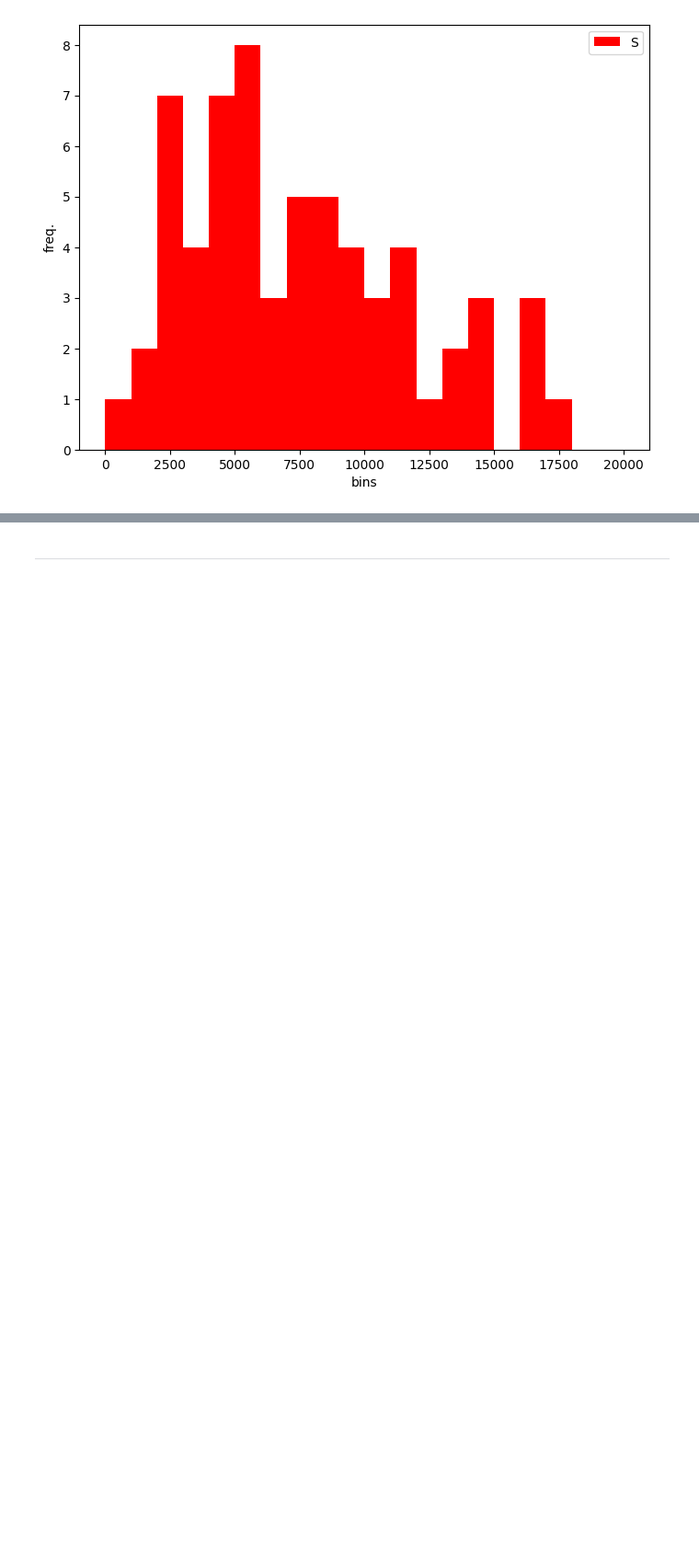
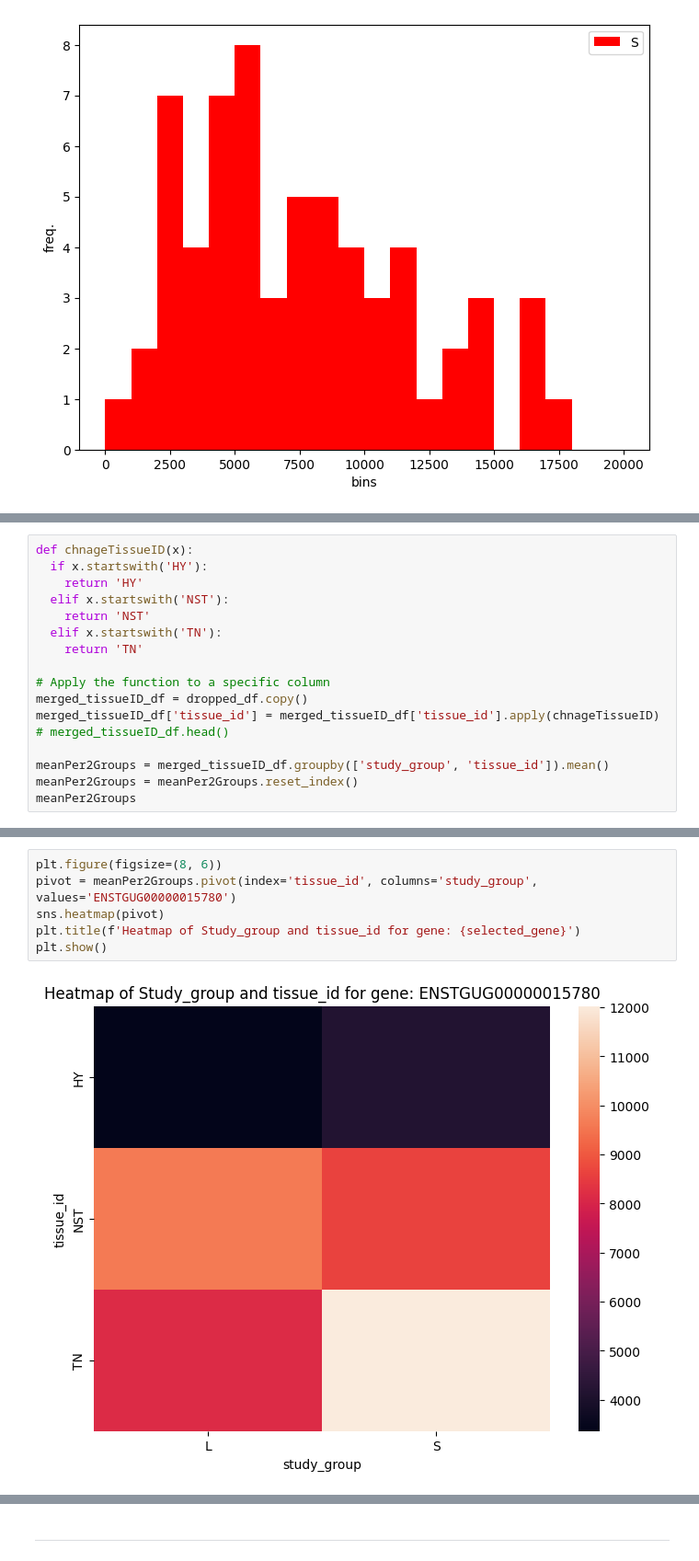
Before and after one commit to amirezzati/bioinformatics-project, a Jupyter notebook: the-songbird-study/SongBirdStudy.ipynb, the cells around one changed output, grey strips where cells are left out. Shown at 92% size. Saved outputs shown, nothing was run; the diff lists cells and outputs as text; blank space fills up the shorter version.

```diff
--- a/the-songbird-study/SongBirdStudy.ipynb
+++ b/the-songbird-study/SongBirdStudy.ipynb
@@ -1009,0 +1067,17 @@ plt.show()
+# %%
+def chnageTissueID(x):
+  if x.startswith('HY'):
+    return 'HY'
+  elif x.startswith('NST'):
+    return 'NST'
+  elif x.startswith('TN'):
+    return 'TN'
+
+# Apply the function to a specific column
+merged_tissueID_df = dropped_df.copy()
+merged_tissueID_df['tissue_id'] = merged_tissueID_df['tissue_id'].apply(chnageTissueID)
+# merged_tissueID_df.head()
+
+meanPer2Groups = merged_tissueID_df.groupby(['study_group', 'tissue_id']).mean()
+meanPer2Groups = meanPer2Groups.reset_index()
+meanPer2Groups
@@ -1009,0 +1093,8 @@ plt.show()
+# %%
+plt.figure(figsize=(8, 6))
+pivot = meanPer2Groups.pivot(index='tissue_id', columns='study_group', values='ENSTGUG00000015780')
+sns.heatmap(pivot)
+plt.title(f'Heatmap of Study_group and tissue_id for gene: {selected_gene}')
+plt.show()
+# %% [output]
+[figure, added]
```
Also changed, not shown: parts of 15 cells of this notebook.
